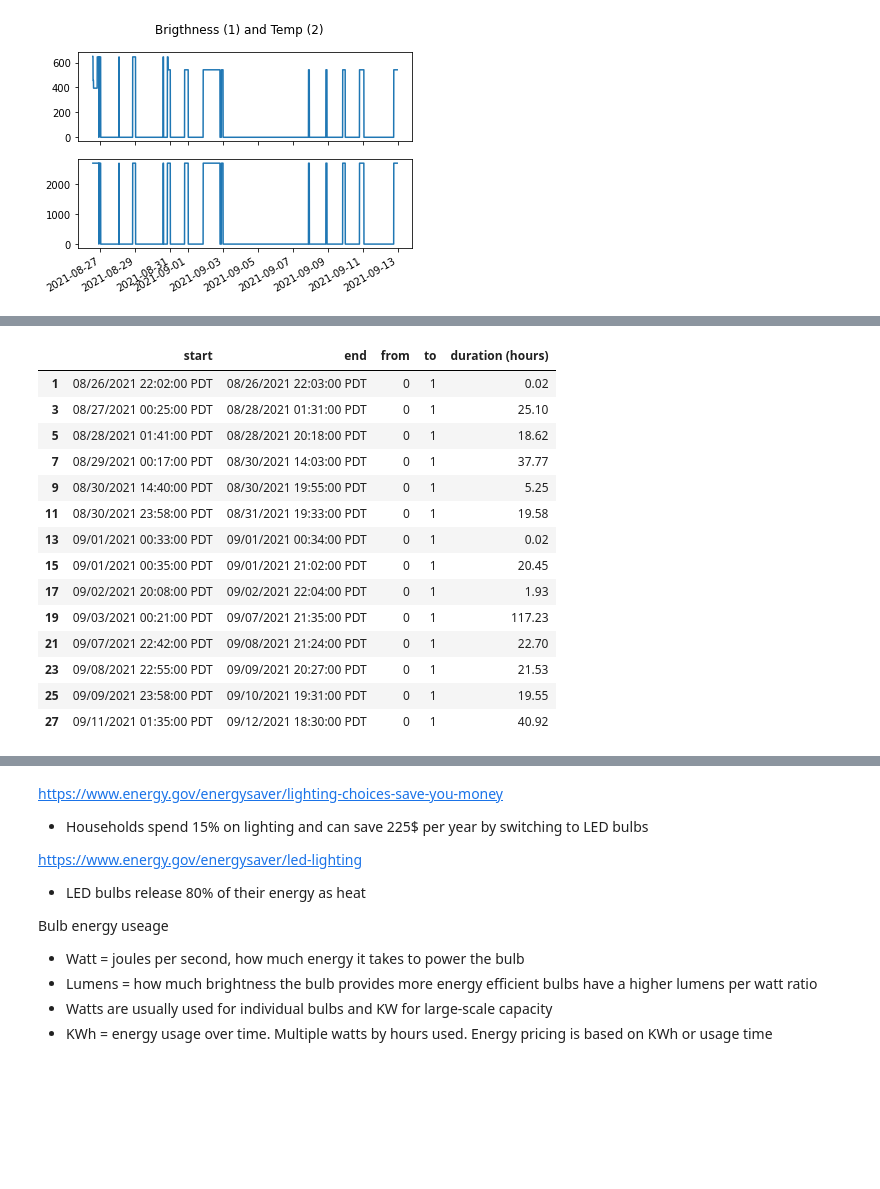
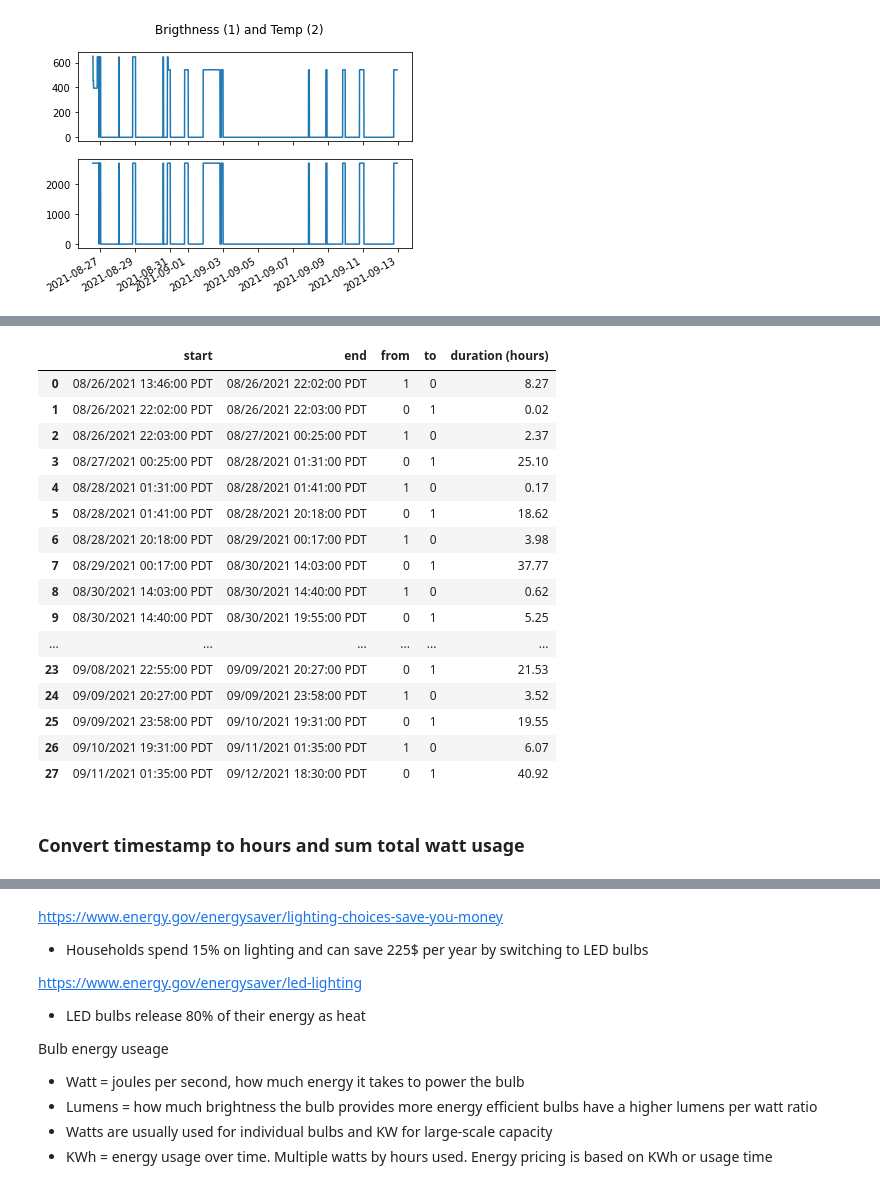
Before and after one commit to smannan/LIFXBulbAnalysis, a Jupyter notebook: SmartBulbDataExploration.ipynb, the cells around one changed output, grey strips where cells are left out. Drawn from its saved outputs; the diff is of its cells as text; code cells hidden in the pictures; blank space fills up the shorter version.

Commit message:
Aggregate data hourly and calculate kwH usage

```diff
--- a/SmartBulbDataExploration.ipynb
+++ b/SmartBulbDataExploration.ipynb
@@ -218,13 +218,13 @@ import pytz
 import datetime
 
 ### Plot intervals usage based on state change in the bulb (ON to OFF or vice versa)
-def get_power_intervals(bulb_df):
+def get_power_intervals(bulb_df, col):
   intervals = []
-  cycle = bulb_df['brightness'][0]
+  cycle = bulb_df[col][0]
   start = bulb_df['timestamp'][0]
-  current_timezone = pytz.timezone("US/Pacific")
+  current_timezone = pytz.timezone('US/Pacific')
 
-  for value, timestamp in zip(bulb_df['brightness'][1:], bulb_df['timestamp'][1:]):
+  for value, timestamp in zip(bulb_df[col][1:], bulb_df['timestamp'][1:]):
     if value != cycle:
       duration = timestamp - start
       duration = round(duration.total_seconds() / 60 / 60, 2)
@@ -240,4 +240,4 @@ def get_power_intervals(bulb_df):
   df = pd.DataFrame(intervals)
   return df
 # %%
-interval_df = get_power_intervals(light_df)
+interval_df = get_power_intervals(light_df, 'brightness')
@@ -263,22 +244,23 @@ on_times
-# %%
-off_times = interval_df.loc[interval_df['from'] == 0]
-off_times
-# %% [output]
-|  | start | end | from | to | duration (hours) |
-| 1 | 08/26/2021 22:02:00 PDT | 08/26/2021 22:03:00 PDT | 0 | 1 | 0.02 |
-| 3 | 08/27/2021 00:25:00 PDT | 08/28/2021 01:31:00 PDT | 0 | 1 | 25.10 |
-| 5 | 08/28/2021 01:41:00 PDT | 08/28/2021 20:18:00 PDT | 0 | 1 | 18.62 |
-| 7 | 08/29/2021 00:17:00 PDT | 08/30/2021 14:03:00 PDT | 0 | 1 | 37.77 |
-| 9 | 08/30/2021 14:40:00 PDT | 08/30/2021 19:55:00 PDT | 0 | 1 | 5.25 |
-| 11 | 08/30/2021 23:58:00 PDT | 08/31/2021 19:33:00 PDT | 0 | 1 | 19.58 |
-| 13 | 09/01/2021 00:33:00 PDT | 09/01/2021 00:34:00 PDT | 0 | 1 | 0.02 |
-| 15 | 09/01/2021 00:35:00 PDT | 09/01/2021 21:02:00 PDT | 0 | 1 | 20.45 |
-| 17 | 09/02/2021 20:08:00 PDT | 09/02/2021 22:04:00 PDT | 0 | 1 | 1.93 |
-| 19 | 09/03/2021 00:21:00 PDT | 09/07/2021 21:35:00 PDT | 0 | 1 | 117.23 |
-| 21 | 09/07/2021 22:42:00 PDT | 09/08/2021 21:24:00 PDT | 0 | 1 | 22.70 |
-| 23 | 09/08/2021 22:55:00 PDT | 09/09/2021 20:27:00 PDT | 0 | 1 | 21.53 |
-| 25 | 09/09/2021 23:58:00 PDT | 09/10/2021 19:31:00 PDT | 0 | 1 | 19.55 |
-| 27 | 09/11/2021 01:35:00 PDT | 09/12/2021 18:30:00 PDT | 0 | 1 | 40.92 |
+# %%
+interval_df
+# %% [output]
+|  | start | end | from | to | duration (hours) |
+| 0 | 08/26/2021 13:46:00 PDT | 08/26/2021 22:02:00 PDT | 1 | 0 | 8.27 |
+| 1 | 08/26/2021 22:02:00 PDT | 08/26/2021 22:03:00 PDT | 0 | 1 | 0.02 |
+| 2 | 08/26/2021 22:03:00 PDT | 08/27/2021 00:25:00 PDT | 1 | 0 | 2.37 |
+| 3 | 08/27/2021 00:25:00 PDT | 08/28/2021 01:31:00 PDT | 0 | 1 | 25.10 |
+| 4 | 08/28/2021 01:31:00 PDT | 08/28/2021 01:41:00 PDT | 1 | 0 | 0.17 |
+| 5 | 08/28/2021 01:41:00 PDT | 08/28/2021 20:18:00 PDT | 0 | 1 | 18.62 |
+| 6 | 08/28/2021 20:18:00 PDT | 08/29/2021 00:17:00 PDT | 1 | 0 | 3.98 |
+| 7 | 08/29/2021 00:17:00 PDT | 08/30/2021 14:03:00 PDT | 0 | 1 | 37.77 |
+| 8 | 08/30/2021 14:03:00 PDT | 08/30/2021 14:40:00 PDT | 1 | 0 | 0.62 |
+| 9 | 08/30/2021 14:40:00 PDT | 08/30/2021 19:55:00 PDT | 0 | 1 | 5.25 |
+| ... | ... | ... | ... | ... | ... |
+| 23 | 09/08/2021 22:55:00 PDT | 09/09/2021 20:27:00 PDT | 0 | 1 | 21.53 |
+| 24 | 09/09/2021 20:27:00 PDT | 09/09/2021 23:58:00 PDT | 1 | 0 | 3.52 |
+| 25 | 09/09/2021 23:58:00 PDT | 09/10/2021 19:31:00 PDT | 0 | 1 | 19.55 |
+| 26 | 09/10/2021 19:31:00 PDT | 09/11/2021 01:35:00 PDT | 1 | 0 | 6.07 |
+| 27 | 09/11/2021 01:35:00 PDT | 09/12/2021 18:30:00 PDT | 0 | 1 | 40.92 |
 # %%
 def lumens_to_watts(lumens):
   if lumens > 0.5:
@@ -290,0 +275,2 @@ def add_watts(bulb_data):
+# %% [markdown]
+### Convert timestamp to hours and sum total watt usage
```
Also changed, not shown: parts of 8 cells of this notebook.
